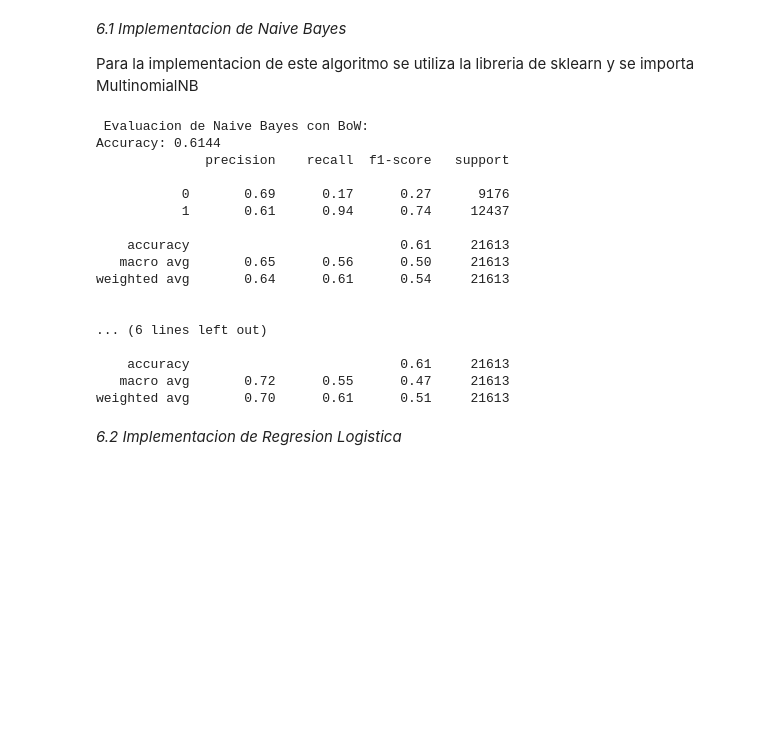
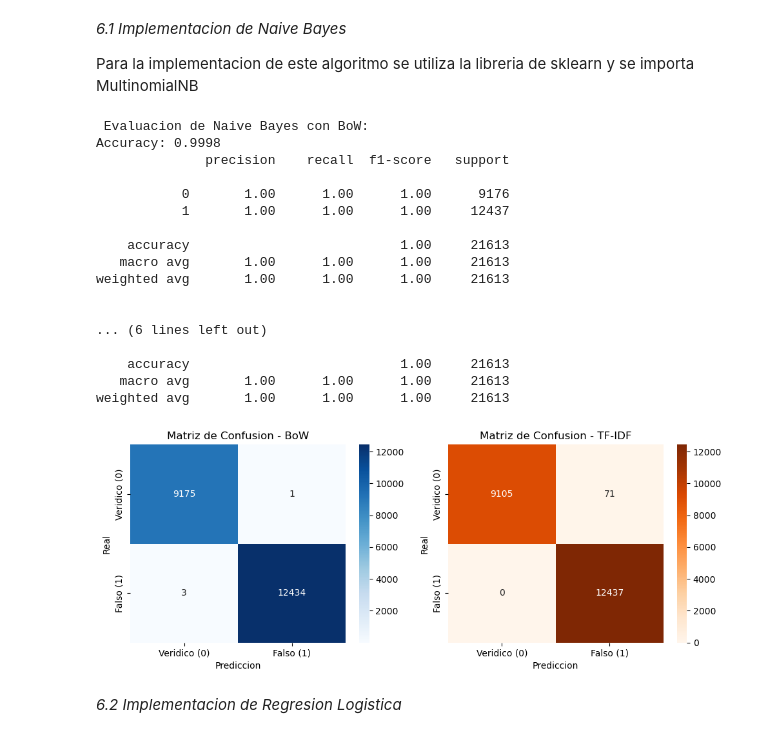
Before and after one commit to NicoleValeria1/BI_Proyecto_1, a Jupyter notebook: Entrega1/Entrega1.ipynb, the cells around one changed output. Saved outputs shown, nothing was run; the diff lists cells and outputs as text; code cells hidden in the pictures; blank space fills up the shorter version.

```diff
--- a/Entrega1/Entrega1.ipynb
+++ b/Entrega1/Entrega1.ipynb
@@ -904,51 +891,72 @@ Para la implementacion de este algoritmo se utiliza la libreria de sklearn y se
 # %%
 import pandas as pd
 from sklearn.naive_bayes import MultinomialNB
-from sklearn.metrics import accuracy_score, classification_report
+from sklearn.metrics import accuracy_score, classification_report, confusion_matrix
 
 X_train_bow = df_bow_entrenamiento
 X_train_tfidf = df_idf_nb_entrenamiento
 y_train = df_entrenamiento["Label"]
 
+
+X_test_bow = vectorizador_bow.transform(df_entrenamiento["Titulo"] + " " + df_entrenamiento["Descripcion"])
+X_test_tfidf = vectorizador_tfidf_nb.transform(df_entrenamiento["Titulo"] + " " + df_entrenamiento["Descripcion"])
+
 modelo_nb_bow = MultinomialNB(alpha=1.0)
 modelo_nb_bow.fit(X_train_bow, y_train)
+
 
 modelo_nb_tfidf = MultinomialNB(alpha=1.0)
 modelo_nb_tfidf.fit(X_train_tfidf, y_train)
 
-X_test_bow = vectorizador_bow.transform(df_entrenamiento["Titulo"] + " " + df_entrenamiento["Descripcion"])
-X_test_tfidf = vectorizador_tfidf_nb.transform(df_entrenamiento["Titulo"] + " " + df_entrenamiento["Descripcion"])
-y_test = df_entrenamiento["Label"]
-
-y_pred_bow = modelo_nb_bow.predict(X_test_bow)
-y_pred_tfidf = modelo_nb_tfidf.predict(X_test_tfidf)
-
+y_pred_bow = modelo_nb_bow.predict(X_train_bow)
+y_pred_tfidf = modelo_nb_tfidf.predict(X_train_tfidf)
 
 print(" Evaluacion de Naive Bayes con BoW:")
-print(f"Accuracy: {accuracy_score(y_test, y_pred_bow):.4f}")
-print(classification_report(y_test, y_pred_bow))
+print(f"Accuracy: {accuracy_score(y_train, y_pred_bow):.4f}")
+print(classification_report(y_train, y_pred_bow))
 
 print("\n Evaluacion de Naive Bayes con TF-IDF (sin IDF):")
-print(f"Accuracy: {accuracy_score(y_test, y_pred_tfidf):.4f}")
-print(classification_report(y_test, y_pred_tfidf))
+print(f"Accuracy: {accuracy_score(y_train, y_pred_tfidf):.4f}")
+print(classification_report(y_train, y_pred_tfidf))
+
+matriz_confusion_bow = confusion_matrix(y_train, y_pred_bow)
+matriz_confusion_tfidf = confusion_matrix(y_train, y_pred_tfidf)
+
+plt.figure(figsize=(10, 4))
+
+plt.subplot(1, 2, 1)
+sns.heatmap(matriz_confusion_bow, annot=True, fmt="d", cmap="Blues", xticklabels=["Veridico (0)", "Falso (1)"], yticklabels=["Veridico (0)", "Falso (1)"])
+plt.xlabel("Prediccion")
+plt.ylabel("Real")
+plt.title("Matriz de Confusion - BoW")
+
+plt.subplot(1, 2, 2)
+sns.heatmap(matriz_confusion_tfidf, annot=True, fmt="d", cmap="Oranges", xticklabels=["Veridico (0)", "Falso (1)"], yticklabels=["Veridico (0)", "Falso (1)"])
+plt.xlabel("Prediccion")
+plt.ylabel("Real")
+plt.title("Matriz de Confusion - TF-IDF")
+
+plt.tight_layout()
+plt.show()
 # %% [output]
  Evaluacion de Naive Bayes con BoW:
-Accuracy: 0.6144
+Accuracy: 0.9998
               precision    recall  f1-score   support
 
-           0       0.69      0.17      0.27      9176
-           1       0.61      0.94      0.74     12437
+           0       1.00      1.00      1.00      9176
+           1       1.00      1.00      1.00     12437
 
-    accuracy                           0.61     21613
-   macro avg       0.65      0.56      0.50     21613
-weighted avg       0.64      0.61      0.54     21613
+    accuracy                           1.00     21613
+   macro avg       1.00      1.00      1.00     21613
+weighted avg       1.00      1.00      1.00     21613
 
 
 ... (6 lines left out)
 
-    accuracy                           0.61     21613
-   macro avg       0.72      0.55      0.47     21613
-weighted avg       0.70      0.61      0.51     21613
+    accuracy                           1.00     21613
+   macro avg       1.00      1.00      1.00     21613
+weighted avg       1.00      1.00      1.00     21613
+[figure, added]
 # %% [markdown]
 *6.2 Implementacion de Regresion Logistica*
 # %% [markdown]
```
Also changed, not shown: parts of 11 cells of this notebook.
